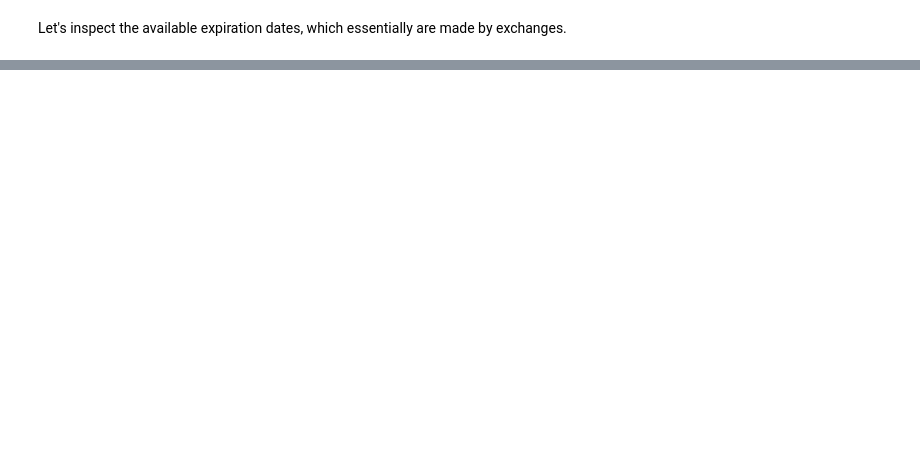
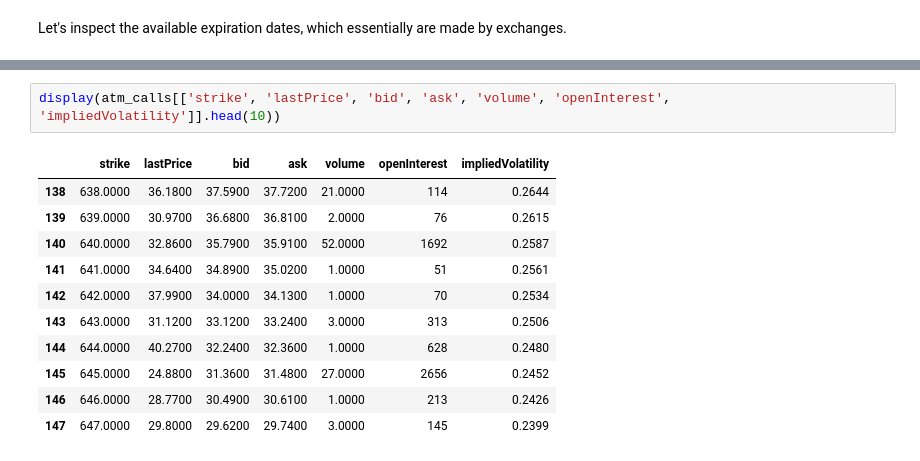
Before and after one commit to UnionPan/option_pricer_DLC, a Jupyter notebook: notebooks/01_option_chains.ipynb, the cells around one changed output, grey strips where cells are left out. Cells and saved outputs as stored; diff of their text form; blank space fills up the shorter version.

```diff
--- a/notebooks/01_option_chains.ipynb
+++ b/notebooks/01_option_chains.ipynb
@@ -59,0 +117,14 @@ for i, date in enumerate(spy_options[:10], 1):
+# %%
+display(atm_calls[['strike', 'lastPrice', 'bid', 'ask', 'volume', 'openInterest', 'impliedVolatility']].head(10))
+# %% [output]
+|  | strike | lastPrice | bid | ask | volume | openInterest | impliedVolatility |
+| 138 | 638.0000 | 36.1800 | 37.5900 | 37.7200 | 21.0000 | 114 | 0.2644 |
+| 139 | 639.0000 | 30.9700 | 36.6800 | 36.8100 | 2.0000 | 76 | 0.2615 |
+| 140 | 640.0000 | 32.8600 | 35.7900 | 35.9100 | 52.0000 | 1692 | 0.2587 |
+| 141 | 641.0000 | 34.6400 | 34.8900 | 35.0200 | 1.0000 | 51 | 0.2561 |
+| 142 | 642.0000 | 37.9900 | 34.0000 | 34.1300 | 1.0000 | 70 | 0.2534 |
+| 143 | 643.0000 | 31.1200 | 33.1200 | 33.2400 | 3.0000 | 313 | 0.2506 |
+| 144 | 644.0000 | 40.2700 | 32.2400 | 32.3600 | 1.0000 | 628 | 0.2480 |
+| 145 | 645.0000 | 24.8800 | 31.3600 | 31.4800 | 27.0000 | 2656 | 0.2452 |
+| 146 | 646.0000 | 28.7700 | 30.4900 | 30.6100 | 1.0000 | 213 | 0.2426 |
+| 147 | 647.0000 | 29.8000 | 29.6200 | 29.7400 | 3.0000 | 145 | 0.2399 |
```
Also changed, not shown: parts of 10 cells of this notebook, 13 other files.
